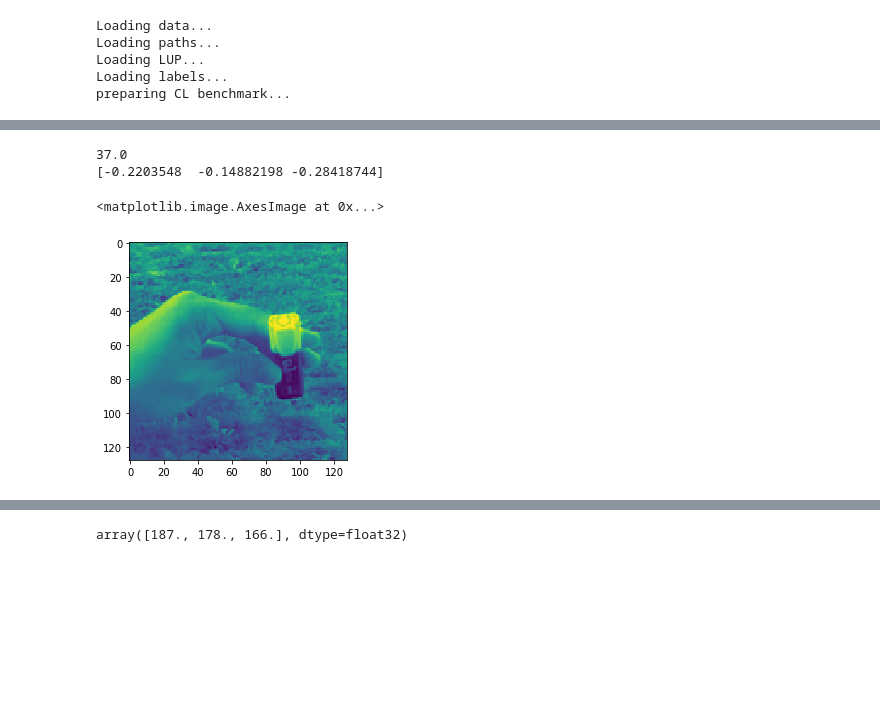
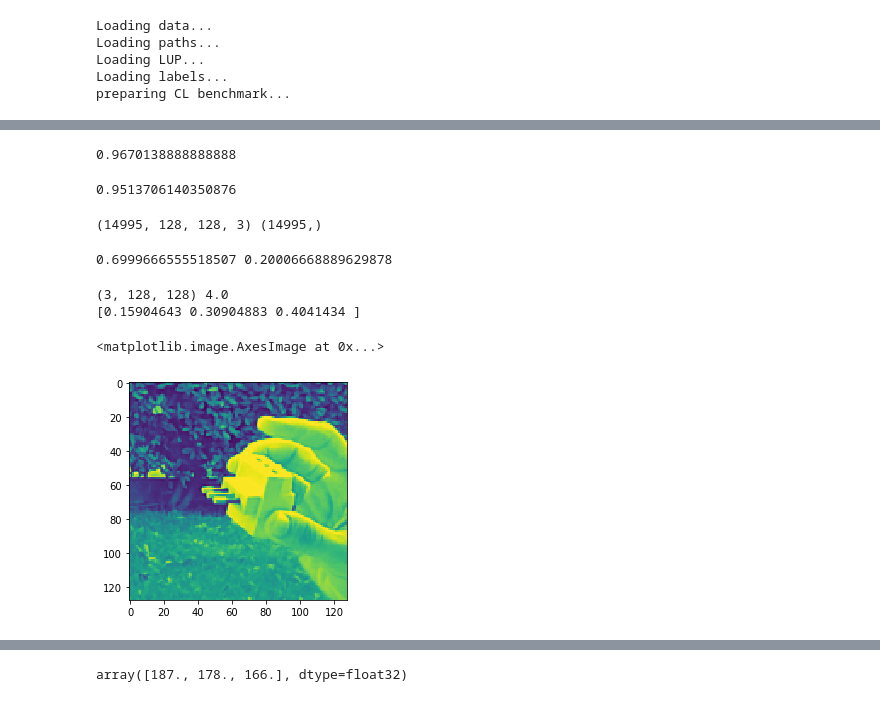
Before and after one commit to jbonato1/DIM_CL, a Jupyter notebook: DIM/test0.ipynb, the cells around one changed output, grey strips where cells are left out. Saved outputs shown, nothing was run; the diff lists cells and outputs as text; code cells hidden in the pictures; blank space fills up the shorter version.

Commit message:
prior debug done

```diff
--- a/DIM/test0.ipynb
+++ b/DIM/test0.ipynb
@@ -20,7 +20,7 @@ from torch.utils.data.dataloader import DataLoader
 from torch.utils.tensorboard import SummaryWriter
 from torch.optim import lr_scheduler
 
-writer = SummaryWriter('runs/experimentRes_t')
+writer = SummaryWriter('runs/experiment_prior')
 #######
 sys.path.append('/home/jbonato/Documents/cvpr_clvision_challenge/')
 from core50.dataset import CORE50
@@ -117,2 +202,2 @@ preparing CL benchmark...
 # %%
-data,labels,index =dataset.next()
+data,labels,q = dataset.next()
@@ -141,11 +745,67 @@ dataloaders = {'train':train_loader,
+# %%
+score= []
+model_ft.eval()
+for inputs, labels in test_loader:
+    torch.cuda.empty_cache()
+    inputs = inputs.to(device)
+    labels = labels.to(device)
+    pred = model_ft(inputs)
+    pred_l = pred.data.cpu().numpy()
+    score.append(np.sum(np.argmax(pred_l,axis=1)==labels.data.cpu().numpy())/pred_l.shape[0])
+np.asarray(score).mean()
+# %% [output]
+0.9670138888888888
+# %%
+score= []
+model_ft.eval()
+for inputs, labels in test_loader2:
+    torch.cuda.empty_cache()
+    inputs = inputs.to(device)
+    labels = labels.to(device)
+    pred = model_ft(inputs)
+    pred_l = pred.data.cpu().numpy()
+    score.append(np.sum(np.argmax(pred_l,axis=1)==labels.data.cpu().numpy())/pred_l.shape[0])
+np.asarray(score).mean()
+# %% [output]
+0.9513706140350876
+# %%
+print(data.shape,labels.shape)
+# %% [output]
+(14995, 128, 128, 3) (14995,)
+# %%
+n_dataset= data.shape[0]
+debug = False
+train_data_size = 800 if debug else int(n_dataset * 0.7)
+test_data_size = 10 if debug else int(n_dataset * 0.1)
+valid_data_size = 100 if debug else int(n_dataset - train_data_size-test_data_size)
+print(train_data_size/n_dataset,valid_data_size/n_dataset)
+
+perm = np.random.RandomState(777).permutation(n_dataset)
+
+
+train_set = LoadDataset(data,labels,indices=perm[:train_data_size])
+val_set = LoadDataset(data,labels,indices=perm[train_data_size:train_data_size+valid_data_size])
+test_set = LoadDataset(data,labels,indices=perm[train_data_size+valid_data_size:train_data_size+valid_data_size+test_data_size])
+test_setT0 = LoadDataset(dataT0,labelsT0)
+
+batch_size=32
+train_loader = DataLoader(train_set, batch_size=batch_size, shuffle=True)
+valid_loader = DataLoader(val_set, batch_size=batch_size, shuffle=False)
+test_loader = DataLoader(test_set, batch_size=batch_size, shuffle=False)
+test_loaderT0 = DataLoader(test_setT0, batch_size=batch_size, shuffle=False)
+
+dataloaders = {'train':train_loader,
+              'val':valid_loader}
+# %% [output]
+0.6999666555518507 0.20006668889629878
 # %%
-q,l =train_set.get_example( 10)
-print(l)
+q,l =train_set.get_example(0)
+print(q.shape,l)
 print(np.mean(q.reshape(3,-1),axis=1))
 plt.imshow(q[0,::])
 # %% [output]
-37.0
-[-0.2203548  -0.14882198 -0.28418744]
+(3, 128, 128) 4.0
+[0.15904643 0.30904883 0.4041434 ]
 <matplotlib.image.AxesImage at 0x...>
-[figure, old version]
+[figure, new version]
 # %%
```
Also changed, not shown: parts of 31 cells of this notebook, 38 other files.
